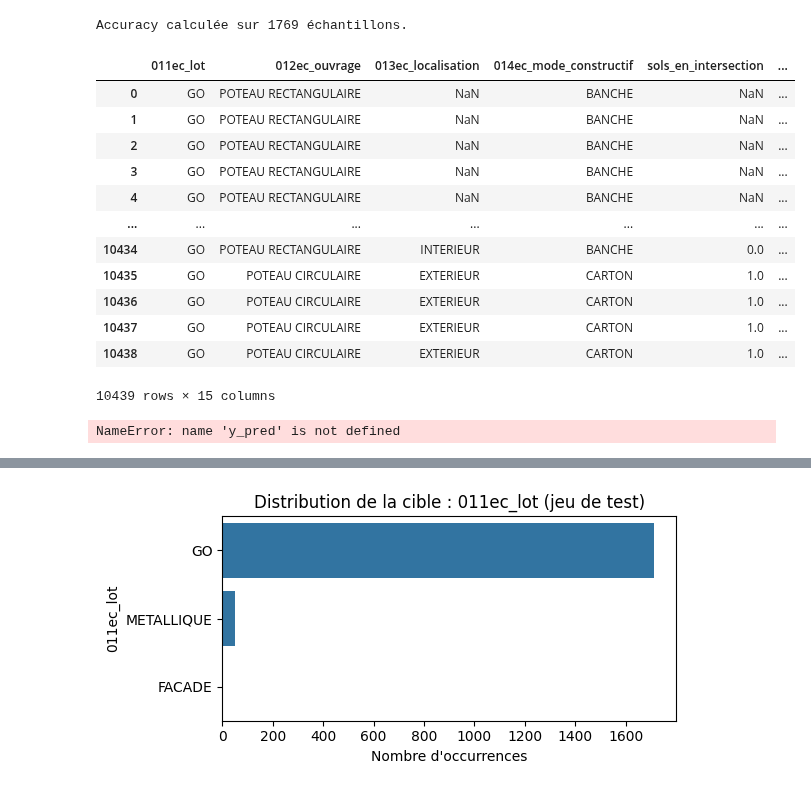
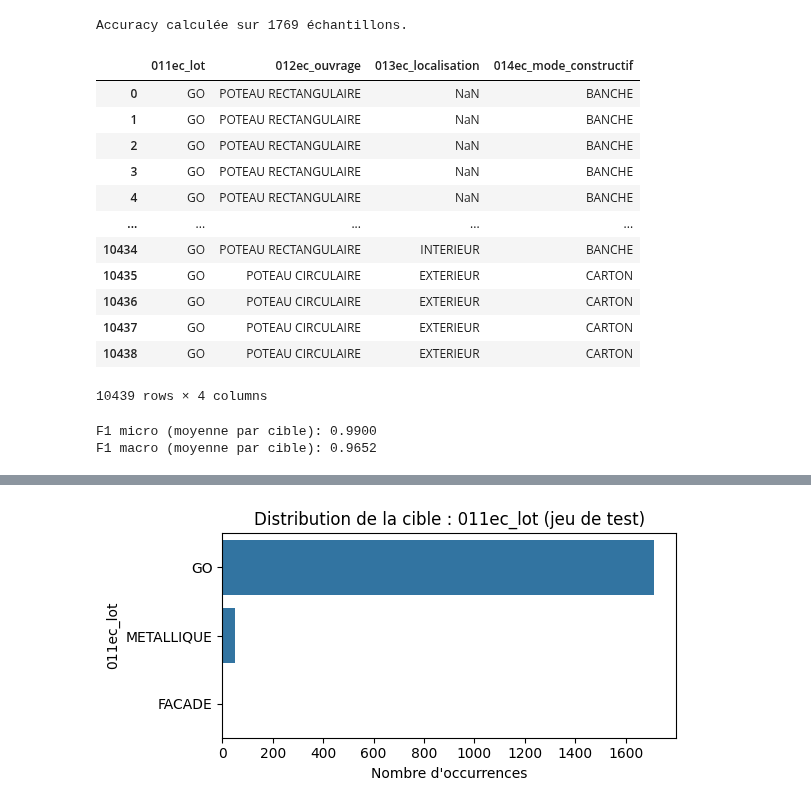
Before and after one commit to fqbq69/BIMpredict-, a Jupyter notebook: notebooks/fabian/RandomForest"poteaux".ipynb, the cells around one changed output, grey strips where cells are left out. Saved outputs shown, nothing was run; the diff lists cells and outputs as text; code cells hidden in the pictures.

Commit message:
test prediction

```diff
--- a/notebooks/fabian/RandomForest"poteaux".ipynb
+++ b/notebooks/fabian/RandomForest"poteaux".ipynb
@@ -231,23 +275,25 @@ print("Accuracy calculée sur", len(y_test), "échantillons.")
 # %% [output]
 Accuracy calculée sur 1769 échantillons.
 # %%
-poteaux_concat
+y_multi
 # %% [output]
-|  | 011ec_lot | 012ec_ouvrage | 013ec_localisation | 014ec_mode_constructif | sols_en_intersection | ... |
-| 0 | GO | POTEAU RECTANGULAIRE | NaN | BANCHE | NaN | ... |
-| 1 | GO | POTEAU RECTANGULAIRE | NaN | BANCHE | NaN | ... |
-| 2 | GO | POTEAU RECTANGULAIRE | NaN | BANCHE | NaN | ... |
-| 3 | GO | POTEAU RECTANGULAIRE | NaN | BANCHE | NaN | ... |
-| 4 | GO | POTEAU RECTANGULAIRE | NaN | BANCHE | NaN | ... |
-| ... | ... | ... | ... | ... | ... | ... |
-| 10434 | GO | POTEAU RECTANGULAIRE | INTERIEUR | BANCHE | 0.0 | ... |
-| 10435 | GO | POTEAU CIRCULAIRE | EXTERIEUR | CARTON | 1.0 | ... |
-| 10436 | GO | POTEAU CIRCULAIRE | EXTERIEUR | CARTON | 1.0 | ... |
-| 10437 | GO | POTEAU CIRCULAIRE | EXTERIEUR | CARTON | 1.0 | ... |
-| 10438 | GO | POTEAU CIRCULAIRE | EXTERIEUR | CARTON | 1.0 | ... |
+|  | 011ec_lot | 012ec_ouvrage | 013ec_localisation | 014ec_mode_constructif |
+| 0 | GO | POTEAU RECTANGULAIRE | NaN | BANCHE |
+| 1 | GO | POTEAU RECTANGULAIRE | NaN | BANCHE |
+| 2 | GO | POTEAU RECTANGULAIRE | NaN | BANCHE |
+| 3 | GO | POTEAU RECTANGULAIRE | NaN | BANCHE |
+| 4 | GO | POTEAU RECTANGULAIRE | NaN | BANCHE |
+| ... | ... | ... | ... | ... |
+| 10434 | GO | POTEAU RECTANGULAIRE | INTERIEUR | BANCHE |
+| 10435 | GO | POTEAU CIRCULAIRE | EXTERIEUR | CARTON |
+| 10436 | GO | POTEAU CIRCULAIRE | EXTERIEUR | CARTON |
+| 10437 | GO | POTEAU CIRCULAIRE | EXTERIEUR | CARTON |
+| 10438 | GO | POTEAU CIRCULAIRE | EXTERIEUR | CARTON |
-10439 rows × 15 columns
+10439 rows × 4 columns
 # %%
 from sklearn.metrics import f1_score
+
+y_pred = pipeline.predict(X_test)
 
 # Calculer le F1-score pour chaque colonne (target) séparément
 f1_micro_list = []
@@ -263,7 +309,8 @@ f1_macro_mean = np.mean(f1_macro_list)
 print(f"F1 micro (moyenne par cible): {f1_micro_mean:.4f}")
 print(f"F1 macro (moyenne par cible): {f1_macro_mean:.4f}")
 # %% [output]
-NameError: name 'y_pred' is not defined
+F1 micro (moyenne par cible): 0.9900
+F1 macro (moyenne par cible): 0.9652
 # %%
 import pandas as pd
 from sklearn.metrics import f1_score
```
Also changed, not shown: parts of 18 cells of this notebook.
